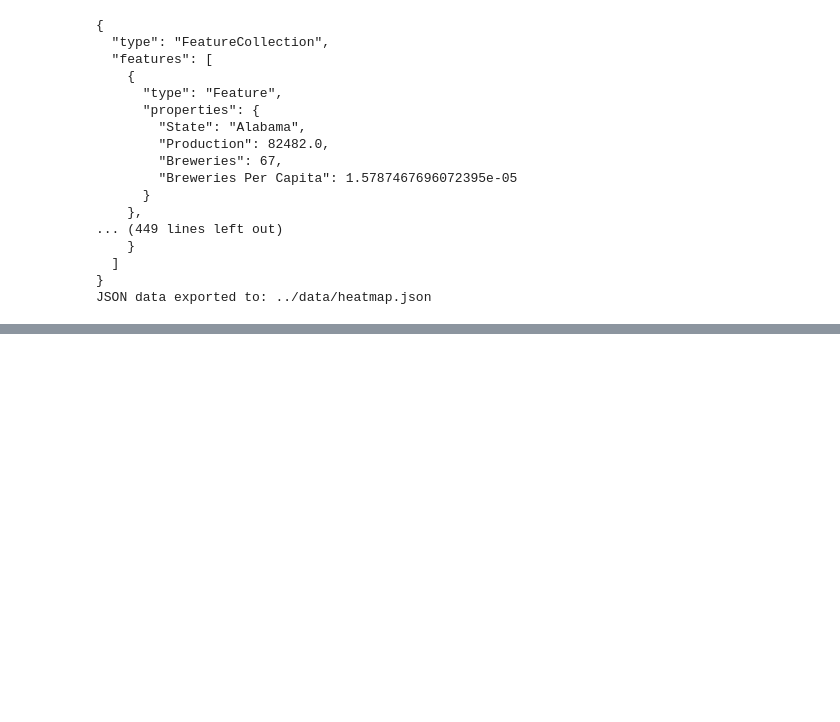
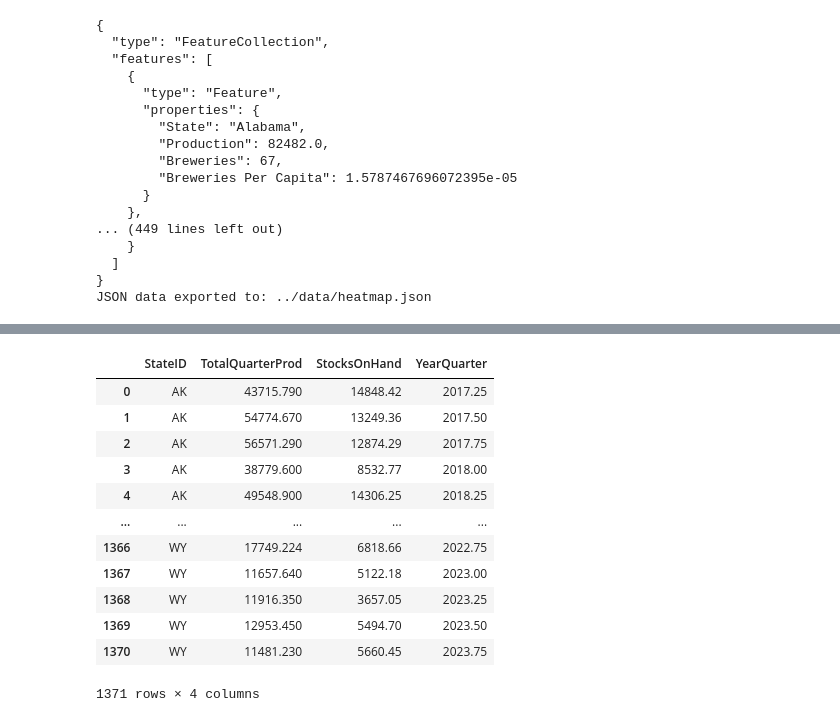
Before and after one commit to zqcushma/Project-3, a Jupyter notebook: python/data_extract.ipynb, the cells around one changed output, grey strips where cells are left out. Saved outputs shown, nothing was run; the diff lists cells and outputs as text; code cells hidden in the pictures; blank space fills up the shorter version.

Commit message:
Readme v1 and data transfer pt 2

```diff
--- a/python/data_extract.ipynb
+++ b/python/data_extract.ipynb
@@ -238,0 +229,11 @@ brewByCategory = session.query(Breweries.Category, func.count(Breweries.id).labe
+# %%
+#Extract data from Quarterly table in the database, restricting to relevant data
+# SQL query
+query = '''
+SELECT "StateID", "Year", "Quarter", "TotalQuarterProd", "StocksOnHand" FROM public."QuarterlyProduction"
+ORDER BY "StateID" ASC, "Year" ASC, "Quarter" ASC
+'''
+
+# Execute the query and fetch the results into a DataFrame
+quarterlyDF = pd.read_sql_query(query, engine)
+quarterlyDF.head()
@@ -238,0 +247,24 @@ brewByCategory = session.query(Breweries.Category, func.count(Breweries.id).labe
+# %%
+quarter_mapping = {'Q1': 0.25, 'Q2': 0.5, 'Q3': 0.75, 'Q4': 1.0}
+quarterlyDF['YearQuarter'] = quarterlyDF['Year'] + quarterlyDF['Quarter'].map(quarter_mapping)
+
+fill_value = -1  # You can change this to any value you prefer
+quarterlyDF[['TotalQuarterProd', 'StocksOnHand']] = quarterlyDF[['TotalQuarterProd', 'StocksOnHand']].fillna(fill_value)
+
+quarterlyDF = quarterlyDF.drop(['Year', 'Quarter'], axis=1)
+
+quarterlyDF
+# %% [output]
+|  | StateID | TotalQuarterProd | StocksOnHand | YearQuarter |
+| 0 | AK | 43715.790 | 14848.42 | 2017.25 |
+| 1 | AK | 54774.670 | 13249.36 | 2017.50 |
+| 2 | AK | 56571.290 | 12874.29 | 2017.75 |
+| 3 | AK | 38779.600 | 8532.77 | 2018.00 |
+| 4 | AK | 49548.900 | 14306.25 | 2018.25 |
+| ... | ... | ... | ... | ... |
+| 1366 | WY | 17749.224 | 6818.66 | 2022.75 |
+| 1367 | WY | 11657.640 | 5122.18 | 2023.00 |
+| 1368 | WY | 11916.350 | 3657.05 | 2023.25 |
+| 1369 | WY | 12953.450 | 5494.70 | 2023.50 |
+| 1370 | WY | 11481.230 | 5660.45 | 2023.75 |
+1371 rows × 4 columns
```
Also changed, not shown: parts of 9 cells of this notebook, 3 other files.
